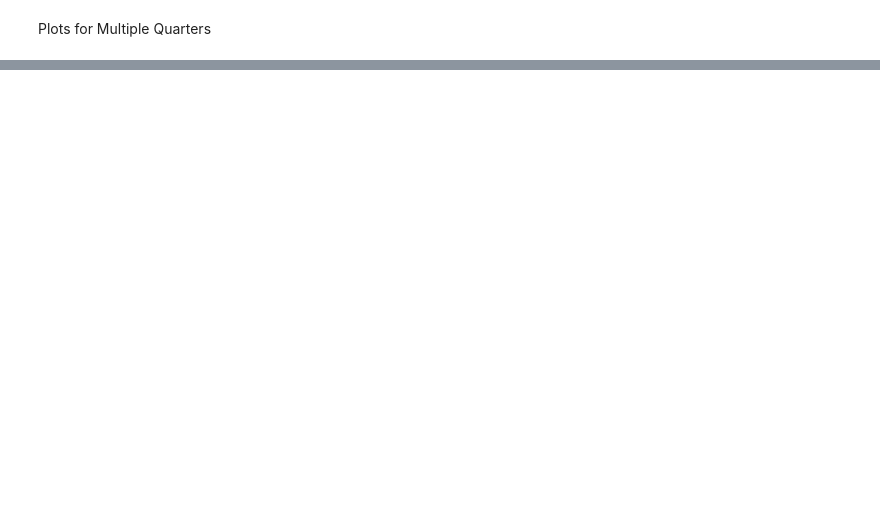
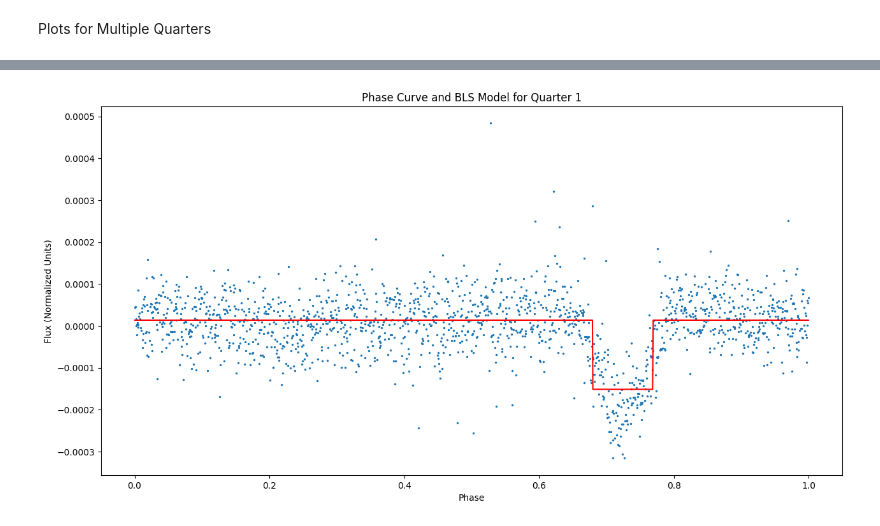
Before and after one commit to nsodickson/USP-Exoplanet-Analysis, a Jupyter notebook: Pipeline.ipynb, the cells around one changed output, grey strips where cells are left out. Drawn from its saved outputs; the diff is of its cells as text; code cells hidden in the pictures; blank space fills up the shorter version.

```diff
--- a/Pipeline.ipynb
+++ b/Pipeline.ipynb
@@ -921,0 +897,85 @@ plt.show()
+# %%
+plt.figure(figsize=standard_figsize)
+
+# Transit Fitting
+quarter = 1
+with sortToPhase(lc_list[quarter]) as quarter_lc:
+    phase_binned, flux_binned = timeBin(quarter_lc.phase, quarter_lc.flux, bins=np.arange(0, 1.01, 0.01), aggregate_func=np.mean)
+
+    # Fitting with ktransit
+    """
+    model = ktransit.FitTransit()
+    model.add_guess_star()
+    model.add_guess_planet()
+    model.add_data(time=quarter_lc.phase, flux=quarter_lc.flux)
+    model.free_parameters(fitparstar=['rho', 'ld1', 'ld2', 'ld3', 'ld4', 'dil', 'veloffset', 'zpt'],
+                          fitparplanet=['T0', 'period', 'impact', 'rprs', 'ecosw', 'esinw', 'rvamp', 'occ', 'ell', 'alb'])
+    model.do_fit()
+    model.print_results()
+    """
+
+    # Fitting with BLS
+    model = BoxLeastSquares(quarter_lc.phase, quarter_lc.flux)
+    period_grid = np.array([1])
+    duration_grid = np.linspace(0.01, 0.99, 100)  # Must be slightly less than one
+    results = model.power(period_grid, duration_grid)
+    best = np.argmax(results.power)
+    duration, ref_time, depth = results.duration[best], results.transit_time[best], results.depth[best]
+
+    plt.scatter(quarter_lc.phase, quarter_lc.flux, s=2)
+    plt.plot(quarter_lc.phase, model.model(quarter_lc.phase, 1, duration, ref_time), color="red")
+    plt.title(f"Phase Curve and BLS Model for Quarter {quarter}")
+    plt.xlabel("Phase")
+    plt.ylabel("Flux (Normalized Units)")
+
+plt.show()
+
+# Box Least Squares Fitting for Multiple Quarters
+durations = np.zeros_like(lc_list)
+ref_times = np.zeros_like(lc_list)
+depths = np.zeros_like(lc_list)
+
+for idx, quarter_lc in enumerate(lc_list):
+    with sortToPhase(quarter_lc):
+        phase_binned, flux_binned = timeBin(quarter_lc.phase, quarter_lc.flux, bins=np.arange(0, 1.01, 0.01), aggregate_func=np.mean)
+
+        model = BoxLeastSquares(quarter_lc.phase, quarter_lc.flux)
+        period_grid = np.array([1])
+        duration_grid = np.linspace(0.01, 0.99, 100)  # Must be slightly less than one
+        results = model.power(period_grid, duration_grid)
+        best = np.argmax(results.power)
+        duration, ref_time, depth = results.duration[best], results.transit_time[best], results.depth[best]
+        durations[idx] = duration
+        ref_times[idx] = ref_time
+        depths[idx] = depth
+
+fig, (ax1, ax2, ax3) = plt.subplots(1, 3)
+fig.set(figheight=standard_figsize[1], figwidth=standard_figsize[0])
+fig.suptitle("Transit Duration, Reference Time, and Depth Over Time (Best Fit BLS Parameters)")
+
+X = time_list.reshape((-1, 1))
+
+duration_linreg = LinearRegression().fit(X, durations)
+ax1.scatter(time_list, durations, s=10)
+ax1.plot(time_list, duration_linreg.predict(X), color="red")
+ax1.set_title(f"Duration (R squared = {duration_linreg.score(X, durations)})")
+ax1.set_xlabel("Time (Days)")
+ax1.set_ylabel("Phase")
+
+ref_time_linreg = LinearRegression().fit(X, ref_times)
+ax2.scatter(time_list, ref_times, s=10)
+ax2.plot(time_list, ref_time_linreg.predict(X), color="red")
+ax2.set_title(f"Reference Time (R squared = {ref_time_linreg.score(X, ref_times)})")
+ax2.set_xlabel("Time (Days)")
+ax2.set_ylabel("Phase")
+
+depth_linreg = LinearRegression().fit(X, depths)
+ax3.scatter(time_list, depths, s=10)
+ax3.plot(time_list, depth_linreg.predict(X), color="red")
+ax3.set_title(f"Depth (R squared = {depth_linreg.score(X, depths)})")
+ax3.set_xlabel("Time (Days)")
+ax3.set_ylabel("Flux (Normalized Units)")
+
+plt.show()
+# %% [output]
+[figure, added]
```
Also changed, not shown: parts of 18 cells of this notebook, 2 other files.
